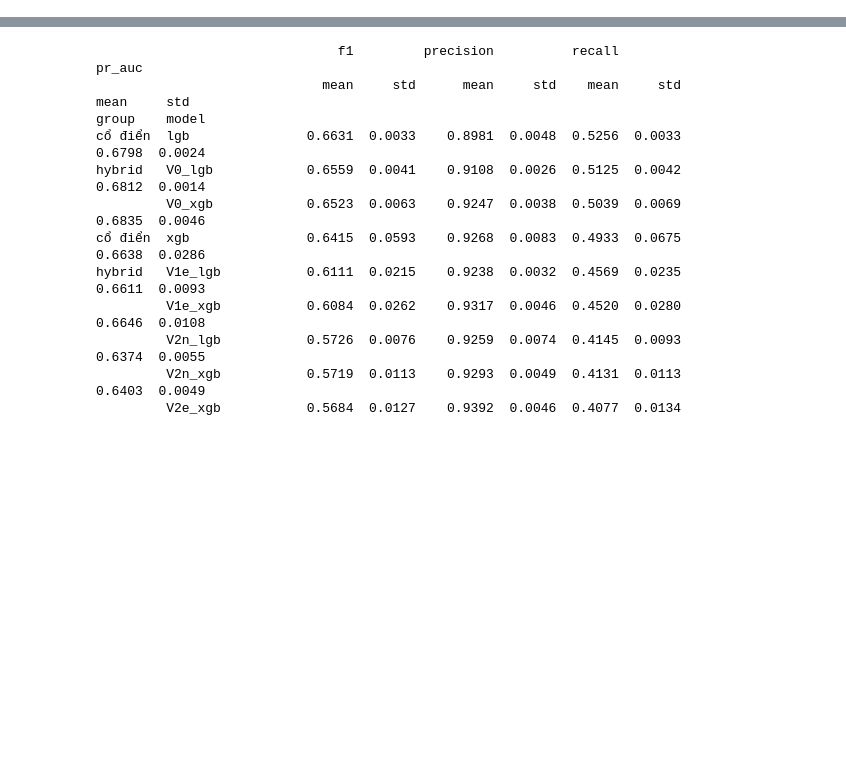
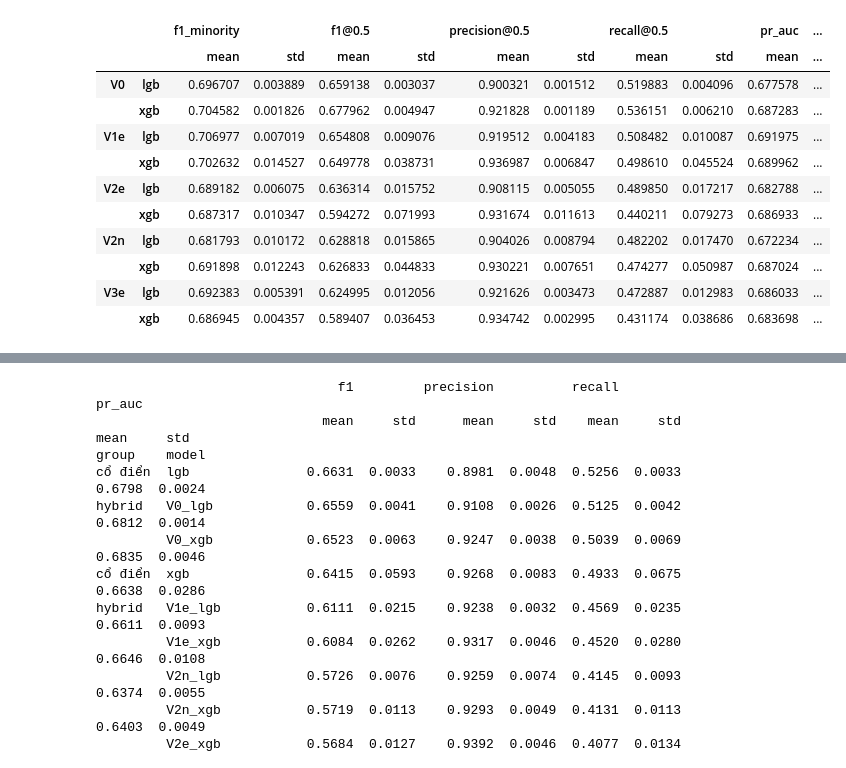
Before and after one commit to Tyler3743/fraud_detection, a Jupyter notebook: result.ipynb, the cells around one changed output, grey strips where cells are left out. Drawn from its saved outputs; the diff is of its cells as text; code cells hidden in the pictures; blank space fills up the shorter version.

```diff
--- a/result.ipynb
+++ b/result.ipynb
@@ -104,3 +206,61 @@ tbl
+# %%
+import numpy as np
+import pandas as pd
+from sklearn.metrics import f1_score, precision_score, recall_score, average_precision_score
+
+import paths
+from metrics import find_best_threshold
+
+HYBRID_ARMS = ["V0", "V1e", "V2e", "V2n", "V3e"]
+BOOSTERS = ["lgb", "xgb"]
+SEEDS = [0, 1, 2, 3]
+
+labels = pd.read_parquet(paths.TX_FEAT, columns=["Is Laundering", "split"])
+y_val = labels.loc[labels["split"] == "val", "Is Laundering"].to_numpy()
+y_test = labels.loc[labels["split"] == "test", "Is Laundering"].to_numpy()
+
+rows = []
+for arm in HYBRID_ARMS:
+    for booster in BOOSTERS:
+        tag = f"{arm}_{booster}"
+        for seed in SEEDS:
+            s_val = np.load(f"{paths.SCORES_DIR}/{tag}_seed{seed}_val.npy")
+            s_test = np.load(f"{paths.SCORES_DIR}/{tag}_seed{seed}_test.npy")
+
+            thr = find_best_threshold(y_val, s_val)
+            pred_thr = (s_test >= thr).astype(int)
+            pred_05 = (s_test >= 0.5).astype(int)
+
+            rows.append({
+                "arm": arm,
+                "booster": booster,
+                "seed": seed,
+                "f1_minority": f1_score(y_test, pred_thr, pos_label=1, zero_division=0),
+                "f1@0.5": f1_score(y_test, pred_05, pos_label=1, zero_division=0),
+                "precision@0.5": precision_score(y_test, pred_05, zero_division=0),
+                "recall@0.5": recall_score(y_test, pred_05, zero_division=0),
+                "pr_auc": average_precision_score(y_test, s_test),
+            })
+
+df = pd.DataFrame(rows)
+metric_cols = ["f1_minority", "f1@0.5", "precision@0.5", "recall@0.5", "pr_auc"]
+
+summary = df.groupby(["arm", "booster"])[metric_cols].agg(["mean", "std"])
+summary = summary.reindex(pd.MultiIndex.from_product([HYBRID_ARMS, BOOSTERS]))
+summary
+# %% [output]
+|  |  | f1_minority |  | f1@0.5 |  | precision@0.5 |  | recall@0.5 |  | pr_auc | ... |
+|  |  | mean | std | mean | std | mean | std | mean | std | mean | ... |
+| V0 | lgb | 0.696707 | 0.003889 | 0.659138 | 0.003037 | 0.900321 | 0.001512 | 0.519883 | 0.004096 | 0.677578 | ... |
+|  | xgb | 0.704582 | 0.001826 | 0.677962 | 0.004947 | 0.921828 | 0.001189 | 0.536151 | 0.006210 | 0.687283 | ... |
+| V1e | lgb | 0.706977 | 0.007019 | 0.654808 | 0.009076 | 0.919512 | 0.004183 | 0.508482 | 0.010087 | 0.691975 | ... |
+|  | xgb | 0.702632 | 0.014527 | 0.649778 | 0.038731 | 0.936987 | 0.006847 | 0.498610 | 0.045524 | 0.689962 | ... |
+| V2e | lgb | 0.689182 | 0.006075 | 0.636314 | 0.015752 | 0.908115 | 0.005055 | 0.489850 | 0.017217 | 0.682788 | ... |
+|  | xgb | 0.687317 | 0.010347 | 0.594272 | 0.071993 | 0.931674 | 0.011613 | 0.440211 | 0.079273 | 0.686933 | ... |
+| V2n | lgb | 0.681793 | 0.010172 | 0.628818 | 0.015865 | 0.904026 | 0.008794 | 0.482202 | 0.017470 | 0.672234 | ... |
+|  | xgb | 0.691898 | 0.012243 | 0.626833 | 0.044833 | 0.930221 | 0.007651 | 0.474277 | 0.050987 | 0.687024 | ... |
+| V3e | lgb | 0.692383 | 0.005391 | 0.624995 | 0.012056 | 0.921626 | 0.003473 | 0.472887 | 0.012983 | 0.686033 | ... |
+|  | xgb | 0.686945 | 0.004357 | 0.589407 | 0.036453 | 0.934742 | 0.002995 | 0.431174 | 0.038686 | 0.683698 | ... |
 # %%
 import pandas as pd
 
```
Also changed, not shown: parts of 2 cells of this notebook, 14 other files.
